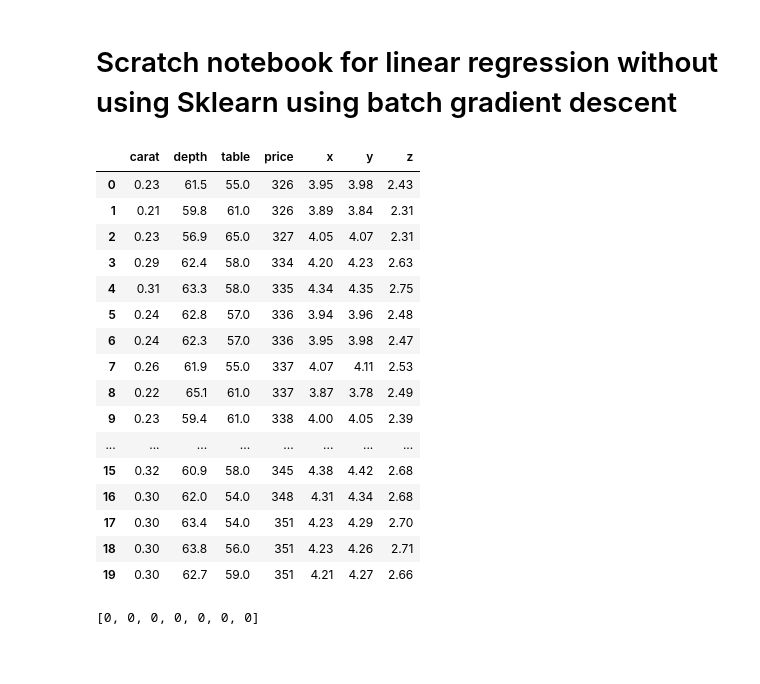
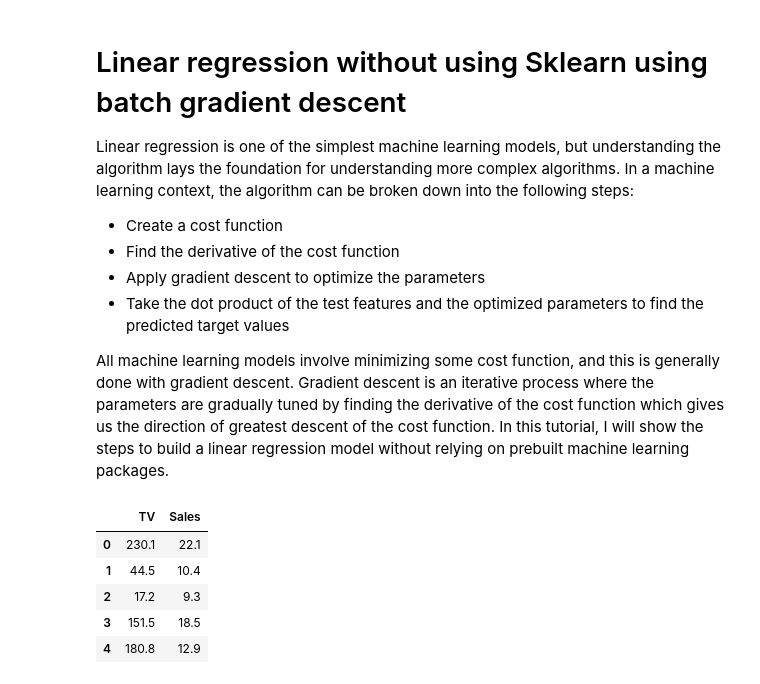
Before and after one commit to mrodrigues17/core_projects, a Jupyter notebook: Python/algorithms_from_scratch/linear_regression_from_scratch.ipynb, the cells around one changed output. Saved outputs shown, nothing was run; the diff lists cells and outputs as text; code cells hidden in the pictures; blank space fills up the shorter version.

Commit message:
Use a different dataset since the other one didn't have a linear relationship #2

```diff
--- a/Python/algorithms_from_scratch/linear_regression_from_scratch.ipynb
+++ b/Python/algorithms_from_scratch/linear_regression_from_scratch.ipynb
@@ -1,5 +1,12 @@
-# %% [markdown]
-# Scratch notebook for linear regression without using Sklearn using batch gradient descent
+# %% [markdown]
+# Linear regression without using Sklearn using batch gradient descent
+Linear regression is one of the simplest machine learning models, but understanding the algorithm lays the foundation for understanding more complex algorithms. In a machine learning context, the algorithm can be broken down into the following steps:
+- Create a cost function
+- Find the derivative of the cost function
+- Apply gradient descent to optimize the parameters
+- Take the dot product of the test features and the optimized parameters to find the predicted target values
+
+All machine learning models involve minimizing some cost function, and this is generally done with gradient descent. Gradient descent is an iterative process where the parameters are gradually tuned by finding the derivative of the cost function which gives us the direction of greatest descent of the cost function. In this tutorial, I will show the steps to build a linear regression model without relying on prebuilt machine learning packages.
 # %%
 import pandas as pd
 import numpy as np
@@ -6,28 +14,14 @@ import numpy as np
 import random
-# %%
-data = pd.read_csv("data/diamonds.csv")
-data = data.iloc[:, data.columns.isin(["carat", "depth", "table", "price", "x", "y", "z"])] # only include numeric fields
-# data = pd.get_dummies(data.iloc[:,1:], columns=["cut", "color", "clarity"], prefix="dmy", drop_first=True, dtype=int)
-data = data.iloc[0:1000, :]
-data.head(20)
-# %% [output]
-|  | carat | depth | table | price | x | y | z |
-| 0 | 0.23 | 61.5 | 55.0 | 326 | 3.95 | 3.98 | 2.43 |
-| 1 | 0.21 | 59.8 | 61.0 | 326 | 3.89 | 3.84 | 2.31 |
-| 2 | 0.23 | 56.9 | 65.0 | 327 | 4.05 | 4.07 | 2.31 |
-| 3 | 0.29 | 62.4 | 58.0 | 334 | 4.20 | 4.23 | 2.63 |
-| 4 | 0.31 | 63.3 | 58.0 | 335 | 4.34 | 4.35 | 2.75 |
-| 5 | 0.24 | 62.8 | 57.0 | 336 | 3.94 | 3.96 | 2.48 |
-| 6 | 0.24 | 62.3 | 57.0 | 336 | 3.95 | 3.98 | 2.47 |
-| 7 | 0.26 | 61.9 | 55.0 | 337 | 4.07 | 4.11 | 2.53 |
-| 8 | 0.22 | 65.1 | 61.0 | 337 | 3.87 | 3.78 | 2.49 |
-| 9 | 0.23 | 59.4 | 61.0 | 338 | 4.00 | 4.05 | 2.39 |
-| ... | ... | ... | ... | ... | ... | ... | ... |
-| 15 | 0.32 | 60.9 | 58.0 | 345 | 4.38 | 4.42 | 2.68 |
-| 16 | 0.30 | 62.0 | 54.0 | 348 | 4.31 | 4.34 | 2.68 |
-| 17 | 0.30 | 63.4 | 54.0 | 351 | 4.23 | 4.29 | 2.70 |
-| 18 | 0.30 | 63.8 | 56.0 | 351 | 4.23 | 4.26 | 2.71 |
-| 19 | 0.30 | 62.7 | 59.0 | 351 | 4.21 | 4.27 | 2.66 |
+# %%
+data = pd.read_csv("data/tvmarketing.csv")
+data.head()
+# %% [output]
+|  | TV | Sales |
+| 0 | 230.1 | 22.1 |
+| 1 | 44.5 | 10.4 |
+| 2 | 17.2 | 9.3 |
+| 3 | 151.5 | 18.5 |
+| 4 | 180.8 | 12.9 |
 # %%
 # split the data into train and test
 data = data.sample(frac = 1, random_state=42)
@@ -37,12 +31,2 @@ x_test, y_test = np.array(test.iloc[:, test.columns != 'price']), np.array(test[
-# %%
-# initialize a vector of parameters.
-def initial_coefs_intercept(data):
-    """Function takes a numpy matrix as input and returns initialized coefficients and intercept"""
-    coefficients = []
-    for i in range(data.shape[1] + 1): # + 1 because we need a coefficient for the intercept
-        coefficients.append(0)
-    return coefficients
-# %% [output]
-[0, 0, 0, 0, 0, 0, 0]
 # %%
 def least_squared_error(y_pred, y):
```
Also changed, not shown: parts of 12 cells of this notebook, 1 other file.
